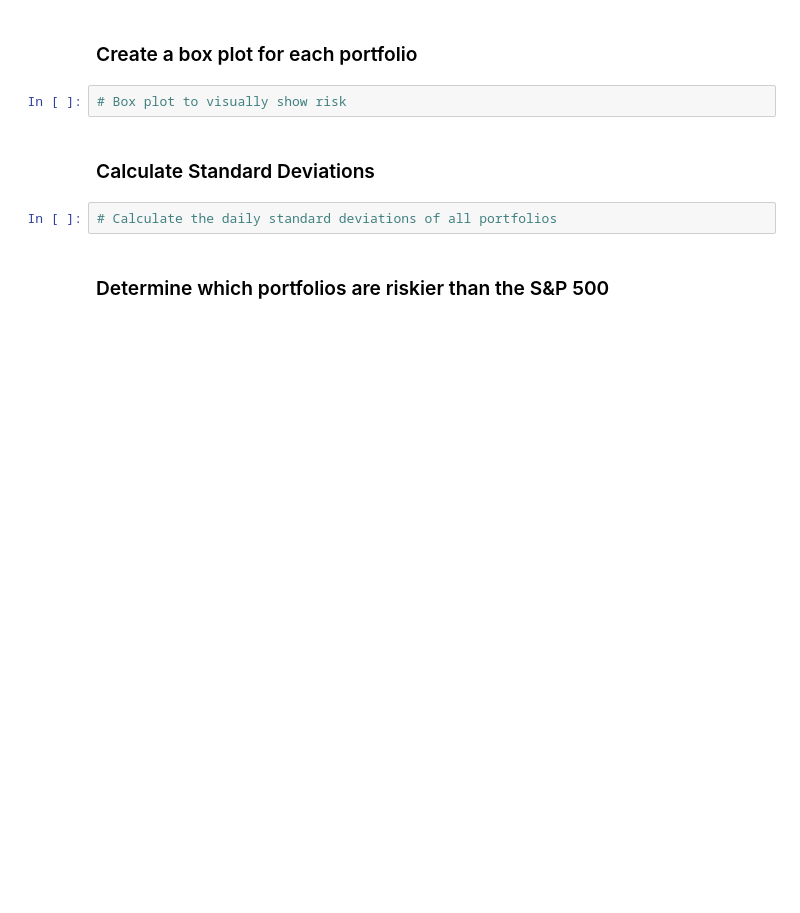
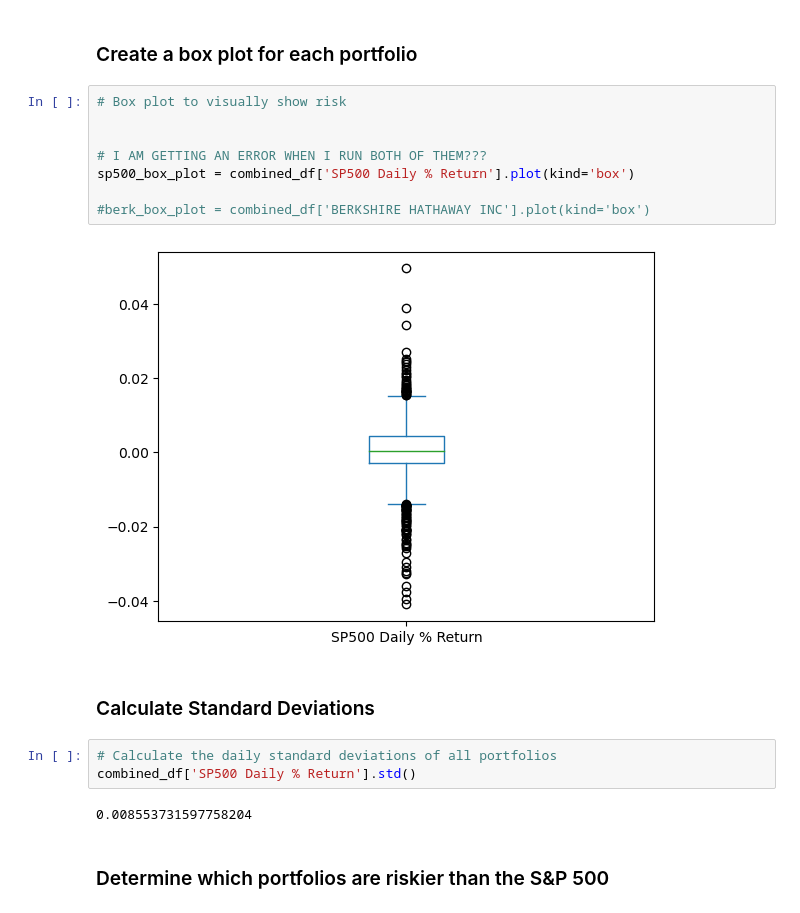
Before and after one commit to MontgomeryG/python-homework, a Jupyter notebook: Starter_Code 2/whale_analysis.ipynb, the cells around one changed output. Drawn from its saved outputs; the diff is of its cells as text; blank space fills up the shorter version.

```diff
--- a/Starter_Code 2/whale_analysis.ipynb
+++ b/Starter_Code 2/whale_analysis.ipynb
@@ -180,12 +351,23 @@ Determine the _risk_ of each portfolio:
 5. Calculate the Annualized Standard Deviation
 # %% [markdown]
 ### Create a box plot for each portfolio
-# %%
-# Box plot to visually show risk
+# %%
+# Box plot to visually show risk
+
+
+# I AM GETTING AN ERROR WHEN I RUN BOTH OF THEM???
+sp500_box_plot = combined_df['SP500 Daily % Return'].plot(kind='box')
+
+#berk_box_plot = combined_df['BERKSHIRE HATHAWAY INC'].plot(kind='box')
+# %% [output]
+[figure, added]
 # %% [markdown]
 ### Calculate Standard Deviations
 # %%
 # Calculate the daily standard deviations of all portfolios
+combined_df['SP500 Daily % Return'].std()
+# %% [output]
+0.008553731597758204
 # %% [markdown]
 ### Determine which portfolios are riskier than the S&P 500
 # %%
```
Also changed, not shown: parts of 23 cells of this notebook.
